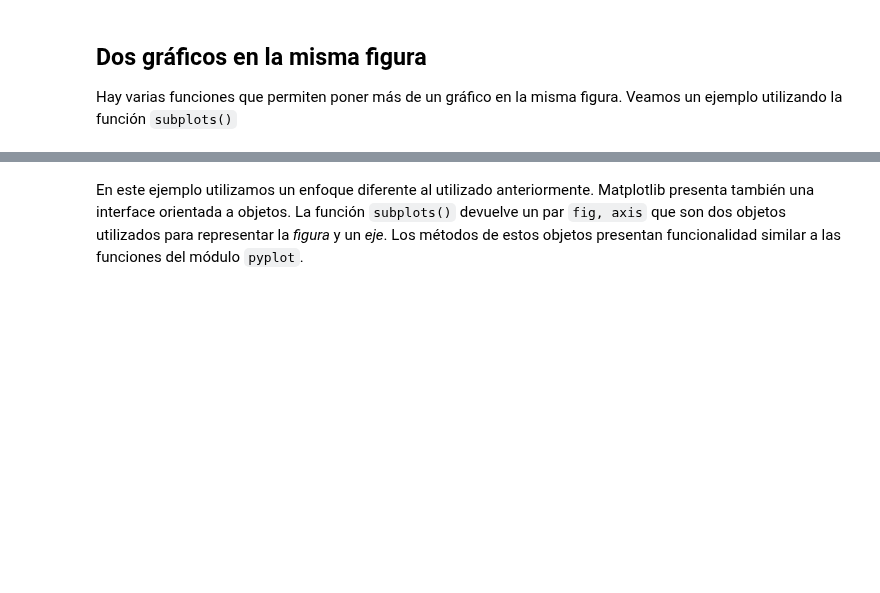
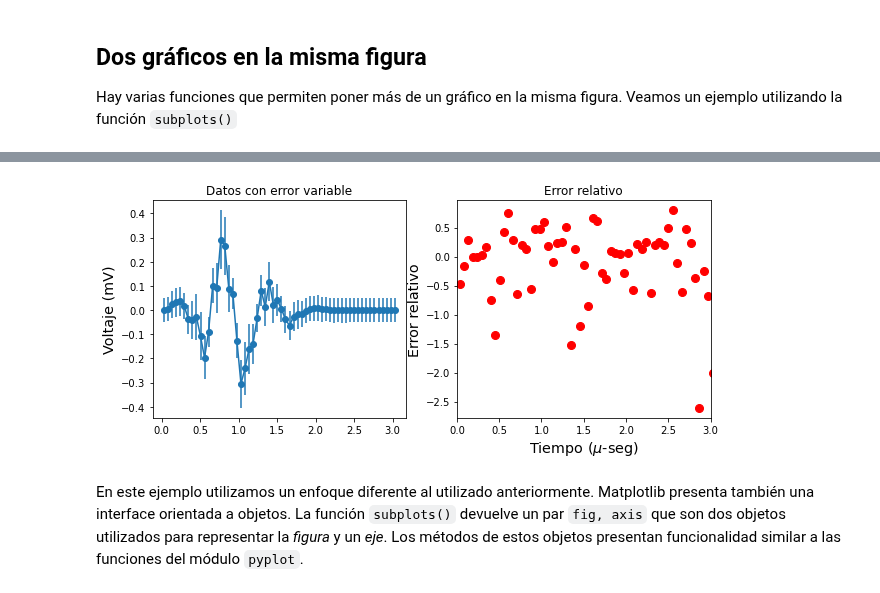
Before and after one commit to fiolj/intro-python-IB, a Jupyter notebook: clases/09_1_intro_visualizacion.ipynb, the cells around one changed output, grey strips where cells are left out. Cells and saved outputs as stored; diff of their text form; code cells hidden in the pictures; blank space fills up the shorter version.

Commit message:
Clase 9 finalizada

````diff
--- a/clases/09_1_intro_visualizacion.ipynb
+++ b/clases/09_1_intro_visualizacion.ipynb
@@ -437,3 +472,45 @@ plt.savefig('{}.png'.format(fname), dpi=72)
+# %%
+# %load scripts/ejemplo_08_5.py
+#! /usr/bin/ipython3
+
+""" Script realizado durante la clase 9. Dos figuras """
+from pathlib import Path
+
+import numpy as np
+import matplotlib.pyplot as plt
+plt.ion()
+
+fname = 'ej_oscil_aten_err'
+# Levantamos los datos
+pardir = Path("..")
+datfile = pardir / f'data/{fname}.dat'
+
+x1, y1, y2 = np.loadtxt(datfile, unpack=True)
+# Vamos a graficar sólo algunos valores (uno de cada 5)
+x = x1[3:-10:5]
+y = y1[3:-10:5]
+yexp = y2[3:-10:5]
+
+# Ejemplo de barras de error que dependen del eje x
+error = 0.05 + 0.3 * np.abs(y)
+
+fig, (ax0, ax1) = plt.subplots(num='subplots', figsize=(10,4), nrows=1, ncols=2)
+ax0.errorbar(x, yexp, yerr=error, fmt='-o')
+ax1.plot(x, 2 * (yexp - y) / (yexp + y), 'or', markersize=8)
+
+
+# Límites de graficación y títulos
+ax0.set_title('Datos con error variable')
+ax1.set_title('Error relativo')
+ax0.set_ylabel('Voltaje (mV)', fontsize='x-large')
+ax1.set_xlabel(r'Tiempo ($\mu$-seg)', fontsize='x-large')
+ax1.set_ylabel('Error relativo', fontsize='x-large')
+ax1.set_xlim((0, 3))
+
+# Guardamos el resultado
+plt.savefig(f'{fname}_B.png', dpi=150)
+# %% [output]
+[figure, added]
 # %% [markdown]
 En este ejemplo utilizamos un enfoque diferente al utilizado anteriormente. Matplotlib presenta también una interface orientada a objetos. La función `subplots()` devuelve un par ```fig, axis``` que son dos objetos utilizados para representar la *figura* y un *eje*. Los métodos de estos objetos presentan funcionalidad similar a las funciones del módulo `pyplot`.
 # %% [markdown]
````
Also changed, not shown: parts of 8 cells of this notebook, 27 other files.
